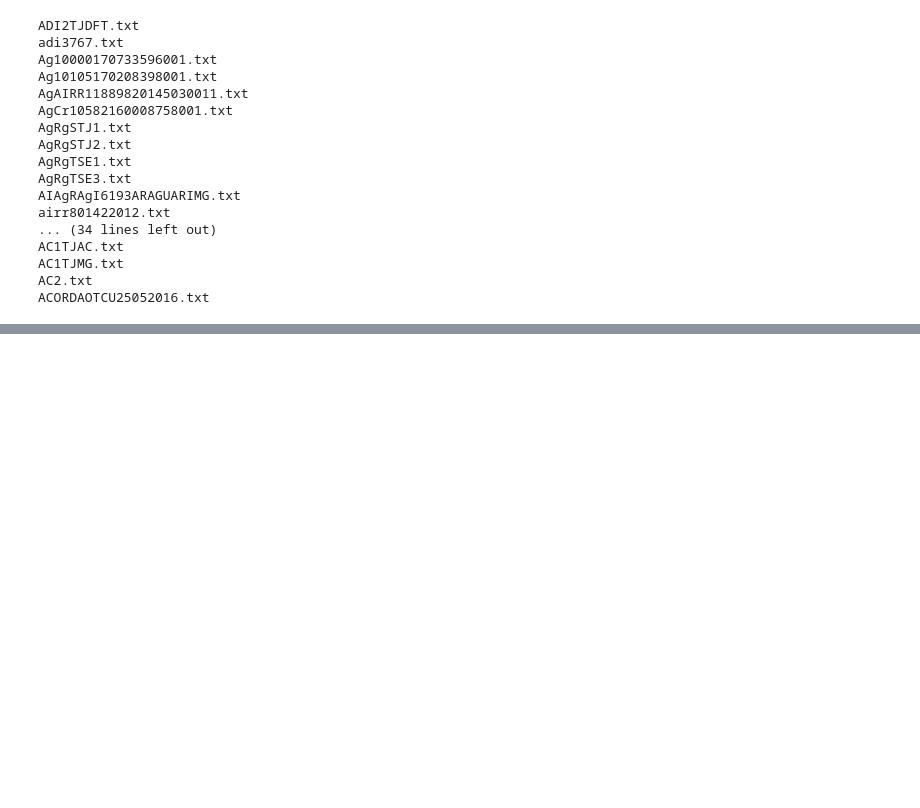
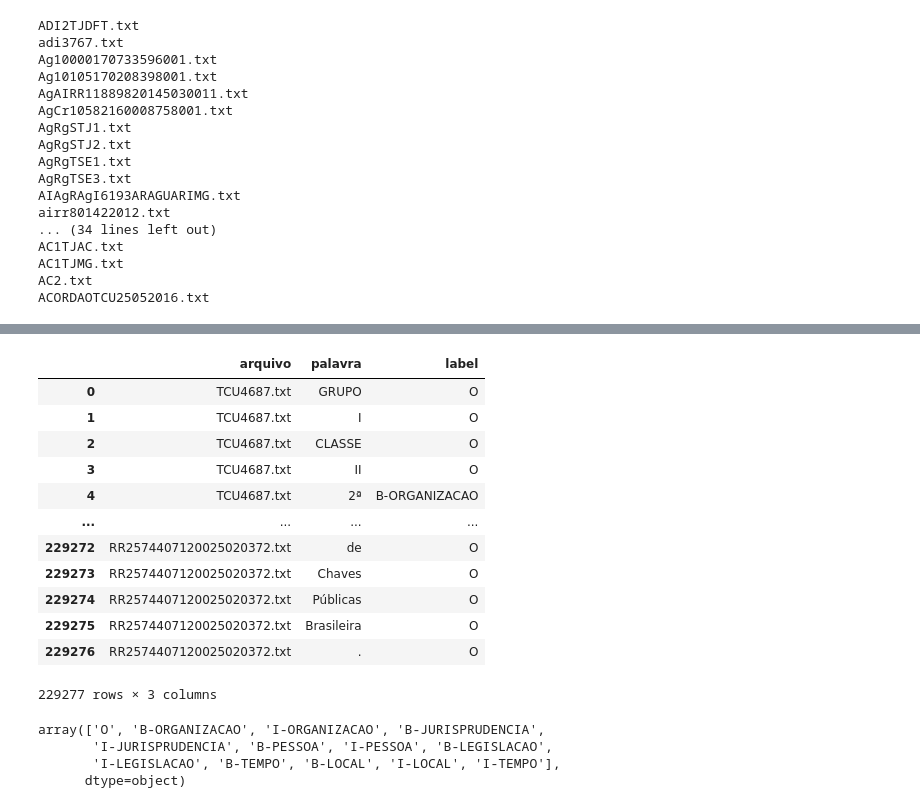
Before and after one commit to RaphaelSerrano12/Projetos-IA-Big-Data, a Jupyter notebook: Reconhecimento_de_entidades.ipynb, the cells around one changed output, grey strips where cells are left out. Drawn from its saved outputs; the diff is of its cells as text; code cells hidden in the pictures; blank space fills up the shorter version.

```diff
--- a/Reconhecimento_de_entidades.ipynb
+++ b/Reconhecimento_de_entidades.ipynb
@@ -46,0 +250,25 @@ with zipfile.ZipFile('/content/texts.zip', 'r') as zip:
+# %%
+tabela_palavras = pd.read_csv ('/content/palavras_IOB.tsv', sep = '\t')
+# %%
+tabela_palavras
+# %% [output]
+|  | arquivo | palavra | label |
+| 0 | TCU4687.txt | GRUPO | O |
+| 1 | TCU4687.txt | I | O |
+| 2 | TCU4687.txt | CLASSE | O |
+| 3 | TCU4687.txt | II | O |
+| 4 | TCU4687.txt | 2ª | B-ORGANIZACAO |
+| ... | ... | ... | ... |
+| 229272 | RR2574407120025020372.txt | de | O |
+| 229273 | RR2574407120025020372.txt | Chaves | O |
+| 229274 | RR2574407120025020372.txt | Públicas | O |
+| 229275 | RR2574407120025020372.txt | Brasileira | O |
+| 229276 | RR2574407120025020372.txt | . | O |
+229277 rows × 3 columns
+# %%
+tabela_palavras['label'].unique()
+# %% [output]
+array(['O', 'B-ORGANIZACAO', 'I-ORGANIZACAO', 'B-JURISPRUDENCIA',
+       'I-JURISPRUDENCIA', 'B-PESSOA', 'I-PESSOA', 'B-LEGISLACAO',
+       'I-LEGISLACAO', 'B-TEMPO', 'B-LOCAL', 'I-LOCAL', 'I-TEMPO'],
+      dtype=object)
```
Also changed, not shown: parts of 20 cells of this notebook.
